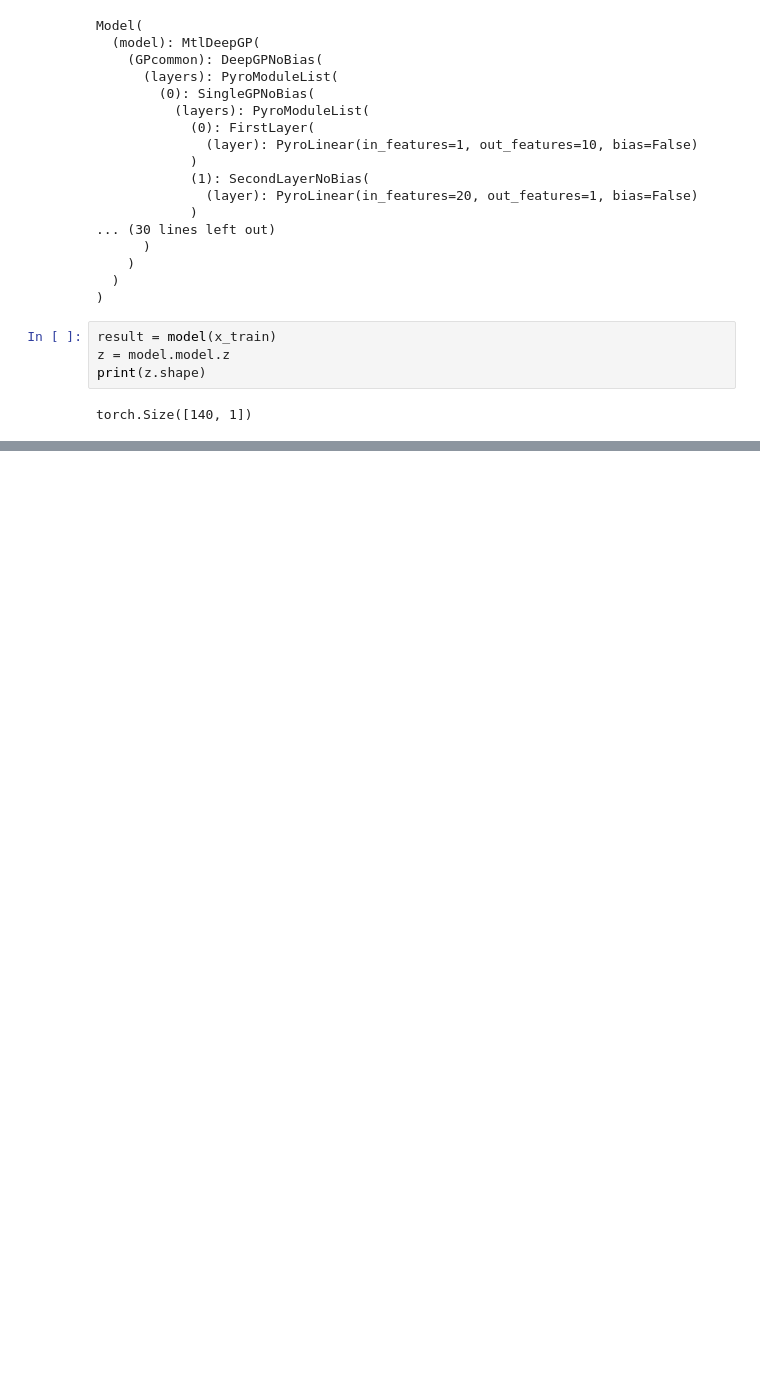
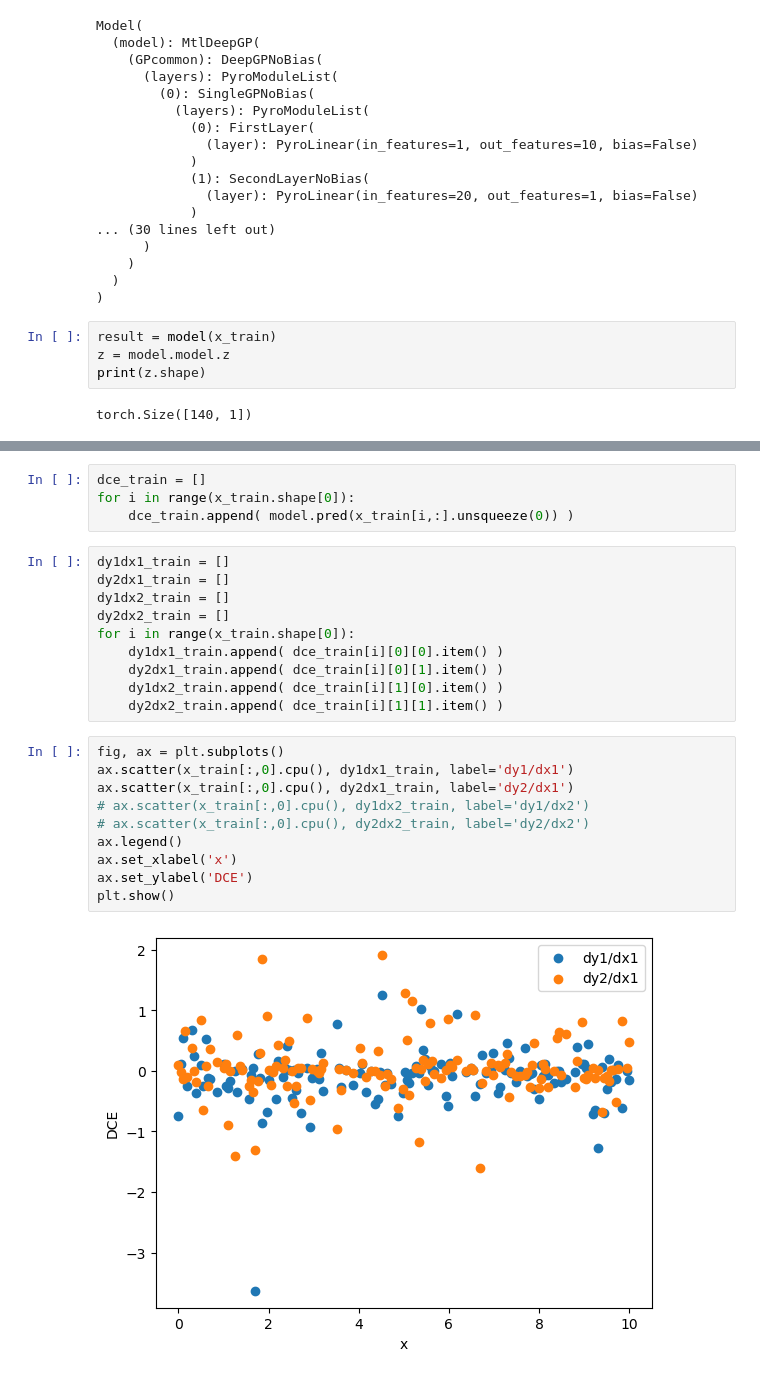
Before and after one commit to color4day/mtl, a Jupyter notebook: SingleRFGP_severalpoint.ipynb, the cells around one changed output, grey strips where cells are left out. Saved outputs shown, nothing was run; the diff lists cells and outputs as text; blank space fills up the shorter version.

```diff
--- a/SingleRFGP_severalpoint.ipynb
+++ b/SingleRFGP_severalpoint.ipynb
@@ -247,0 +250,26 @@ plt.show()
+# %%
+dce_train = []
+for i in range(x_train.shape[0]):
+    dce_train.append( model.pred(x_train[i,:].unsqueeze(0)) )
+# %%
+dy1dx1_train = []
+dy2dx1_train = []
+dy1dx2_train = []
+dy2dx2_train = []
+for i in range(x_train.shape[0]):
+    dy1dx1_train.append( dce_train[i][0][0].item() )
+    dy2dx1_train.append( dce_train[i][0][1].item() )
+    dy1dx2_train.append( dce_train[i][1][0].item() )
+    dy2dx2_train.append( dce_train[i][1][1].item() )
+# %%
+fig, ax = plt.subplots()
+ax.scatter(x_train[:,0].cpu(), dy1dx1_train, label='dy1/dx1')
+ax.scatter(x_train[:,0].cpu(), dy2dx1_train, label='dy2/dx1')
+# ax.scatter(x_train[:,0].cpu(), dy1dx2_train, label='dy1/dx2')
+# ax.scatter(x_train[:,0].cpu(), dy2dx2_train, label='dy2/dx2')
+ax.legend()
+ax.set_xlabel('x')
+ax.set_ylabel('DCE')
+plt.show()
+# %% [output]
+[figure, added]
```
Also changed, not shown: parts of 9 cells of this notebook, 4 other files.
